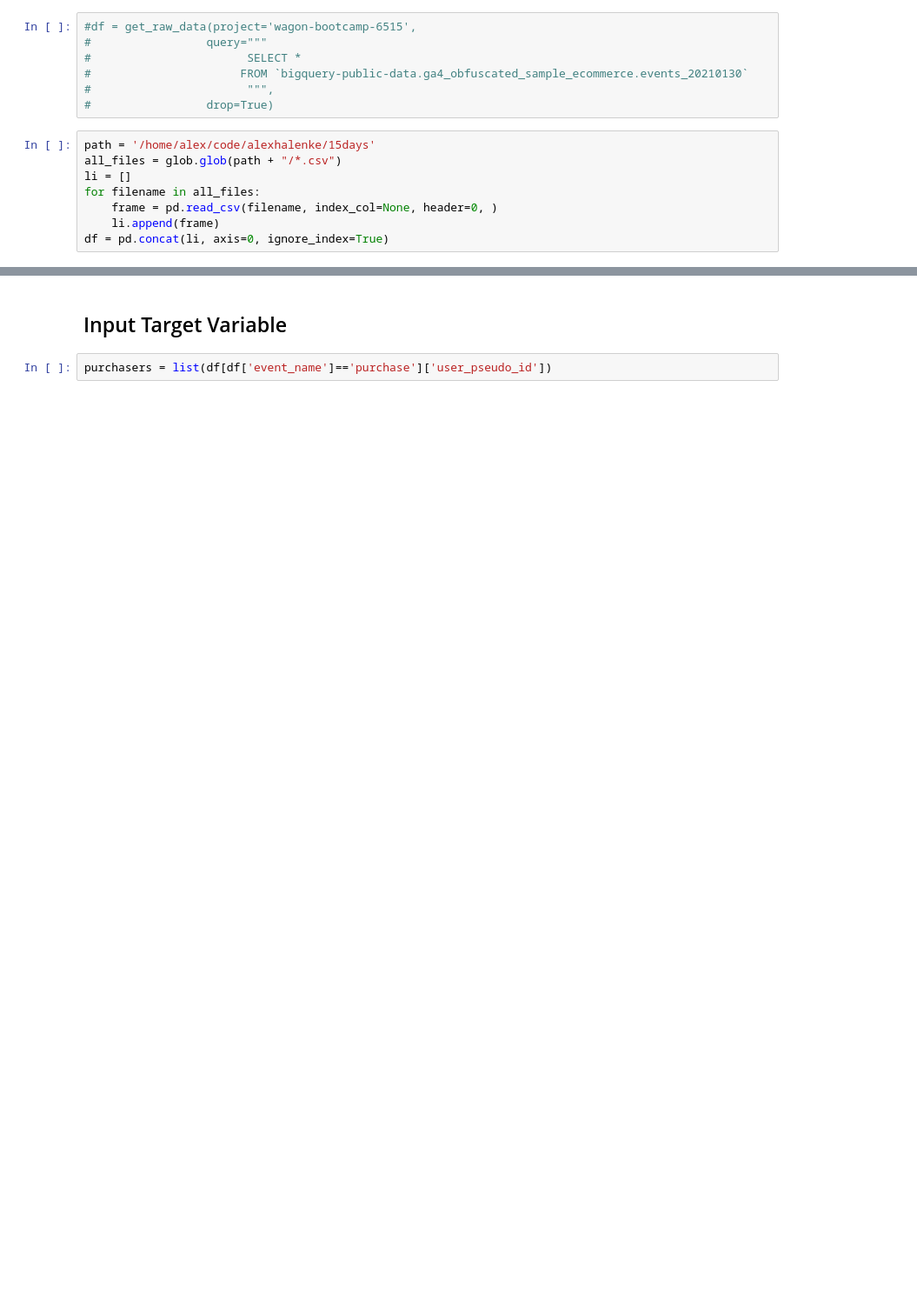
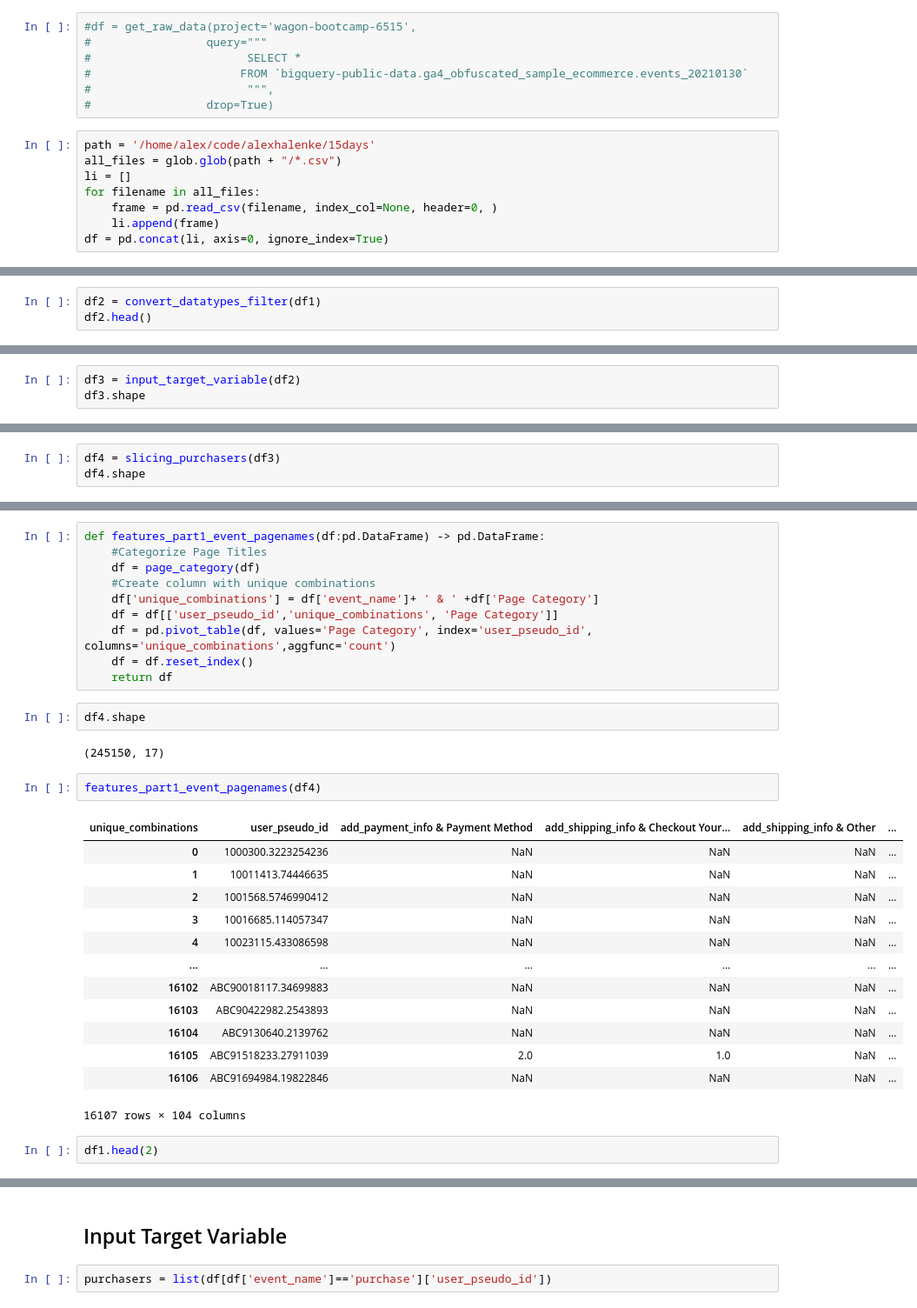
Before and after one commit to alexhalenke/Predicting_Purchase_Intention, a Jupyter notebook: notebooks/notebook_Alex.ipynb, the cells around one changed output, grey strips where cells are left out. Shown: that part at 87% size. Cells and saved outputs as stored; diff of their text form; blank space fills up the shorter version.

```diff
--- a/notebooks/notebook_Alex.ipynb
+++ b/notebooks/notebook_Alex.ipynb
@@ -51,0 +39,3 @@ clean_data(df)
+# %%
+df2 = convert_datatypes_filter(df1)
+df2.head()
@@ -51,0 +49,3 @@ clean_data(df)
+# %%
+df3 = input_target_variable(df2)
+df3.shape
@@ -51,0 +64,3 @@ clean_data(df)
+# %%
+df4 = slicing_purchasers(df3)
+df4.shape
@@ -51,0 +160,32 @@ clean_data(df)
+# %%
+def features_part1_event_pagenames(df:pd.DataFrame) -> pd.DataFrame:
+    #Categorize Page Titles
+    df = page_category(df)
+    #Create column with unique combinations
+    df['unique_combinations'] = df['event_name']+ ' & ' +df['Page Category']
+    df = df[['user_pseudo_id','unique_combinations', 'Page Category']]
+    df = pd.pivot_table(df, values='Page Category', index='user_pseudo_id', columns='unique_combinations',aggfunc='count')
+    df = df.reset_index()
+    return df
+# %%
+df4.shape
+# %% [output]
+(245150, 17)
+# %%
+features_part1_event_pagenames(df4)
+# %% [output]
+| unique_combinations | user_pseudo_id | add_payment_info & Payment Method | add_shipping_info & Checkout Your... | add_shipping_info & Other | ... |
+| 0 | 1000300.3223254236 | NaN | NaN | NaN | ... |
+| 1 | 10011413.74446635 | NaN | NaN | NaN | ... |
+| 2 | 1001568.5746990412 | NaN | NaN | NaN | ... |
+| 3 | 10016685.114057347 | NaN | NaN | NaN | ... |
+| 4 | 10023115.433086598 | NaN | NaN | NaN | ... |
+| ... | ... | ... | ... | ... | ... |
+| 16102 | ABC90018117.34699883 | NaN | NaN | NaN | ... |
+| 16103 | ABC90422982.2543893 | NaN | NaN | NaN | ... |
+| 16104 | ABC9130640.2139762 | NaN | NaN | NaN | ... |
+| 16105 | ABC91518233.27911039 | 2.0 | 1.0 | NaN | ... |
+| 16106 | ABC91694984.19822846 | NaN | NaN | NaN | ... |
+16107 rows × 104 columns
+# %%
+df1.head(2)
```
Also changed, not shown: parts of 180 cells of this notebook, 1 other file.
